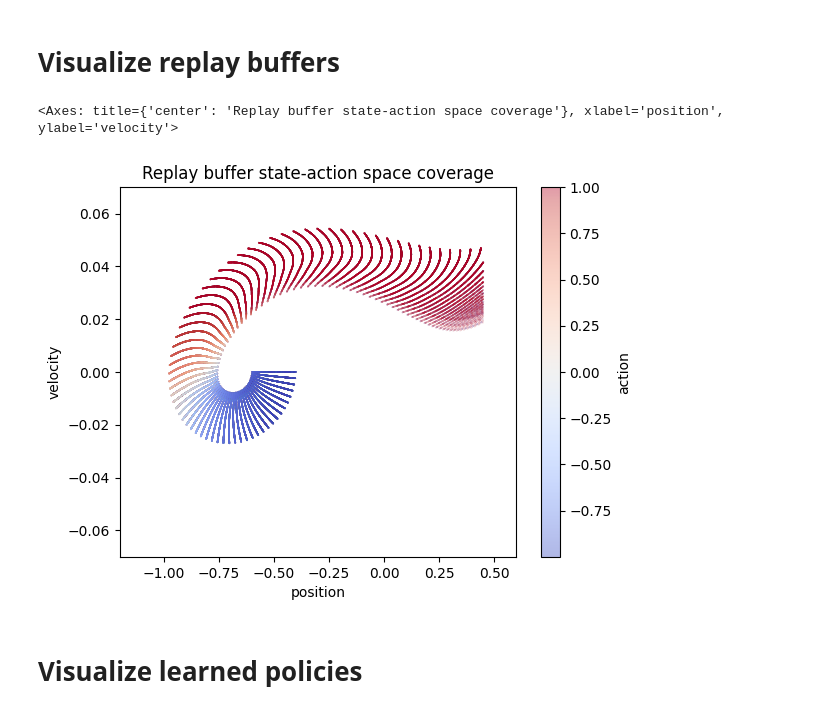
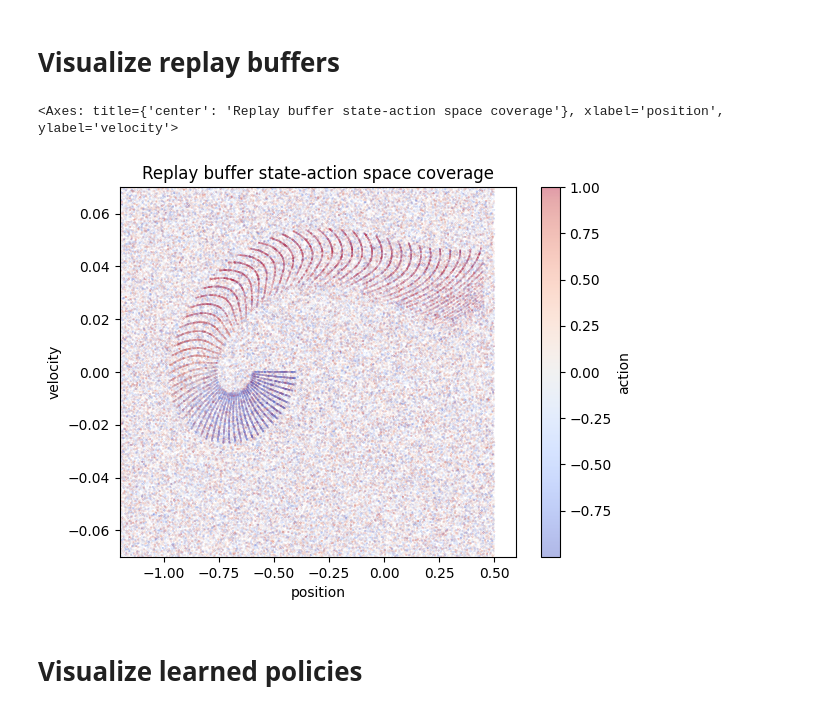
Before and after one commit to milosoundjian/projet-mind, a Jupyter notebook: experiments/notebooks/04-analyze_policies.ipynb, the cells around one changed output. Drawn from its saved outputs; the diff is of its cells as text; code cells hidden in the pictures.

```diff
--- a/experiments/notebooks/04-analyze_policies.ipynb
+++ b/experiments/notebooks/04-analyze_policies.ipynb
@@ -36,6 +38,8 @@ The autoreload extension is already loaded. To reload it, use:
 Is specific for each environment
 # %%
 ENV_NAME = ENV_NAMES[2]
+
+PENDULUM_ANGLE = (ENV_NAME == "Pendulum-v1")
 
 ENV = gym.make(ENV_NAME)
 
@@ -43,6 +47,7 @@ MODELS_DIR = f"../models/{ENV_NAME}/"
 STATE_NAMES = ALL_STATE_NAMES[ENV_NAME]
 STATE_SPACE = ALL_STATE_SPACES[ENV_NAME]
 INIT_SPACE = ALL_INIT_SPACES[ENV_NAME]
+TRAJ_LENGTH = EPISODE_LENGTHS[ENV_NAME]
 
 print(ENV_NAME)
 print("state variables", STATE_NAMES)
@@ -67,18 +75,21 @@ Chosen for plot: position and velocity
 # %% [markdown]
 # Visualize replay buffers
 # %%
-rb = torch.load(MODELS_DIR + "best-rb.pt", weights_only=False)
+rb_unif = torch.load(MODELS_DIR + "unif-rb.pt", weights_only=False)
+rb_best = torch.load(MODELS_DIR + "best-rb.pt", weights_only=False)
+rb = mix_transitions(rb_unif, rb_best, buffer_size=200_000, proportion=0.9)
 # %%
 plot_rb_space_coverage(
     rb=rb,
     state_x=STATE_X,
     state_y=STATE_Y,
     state_names=STATE_NAMES,
     state_space=STATE_SPACE,
+    pendulum_angle=PENDULUM_ANGLE
 )
 # %% [output]
 <Axes: title={'center': 'Replay buffer state-action space coverage'}, xlabel='position', ylabel='velocity'>
-[figure, old version]
+[figure, new version]
 # %% [markdown]
 # Visualize learned policies
 # %%
```
Also changed, not shown: parts of 3 cells of this notebook, 1 other file.
